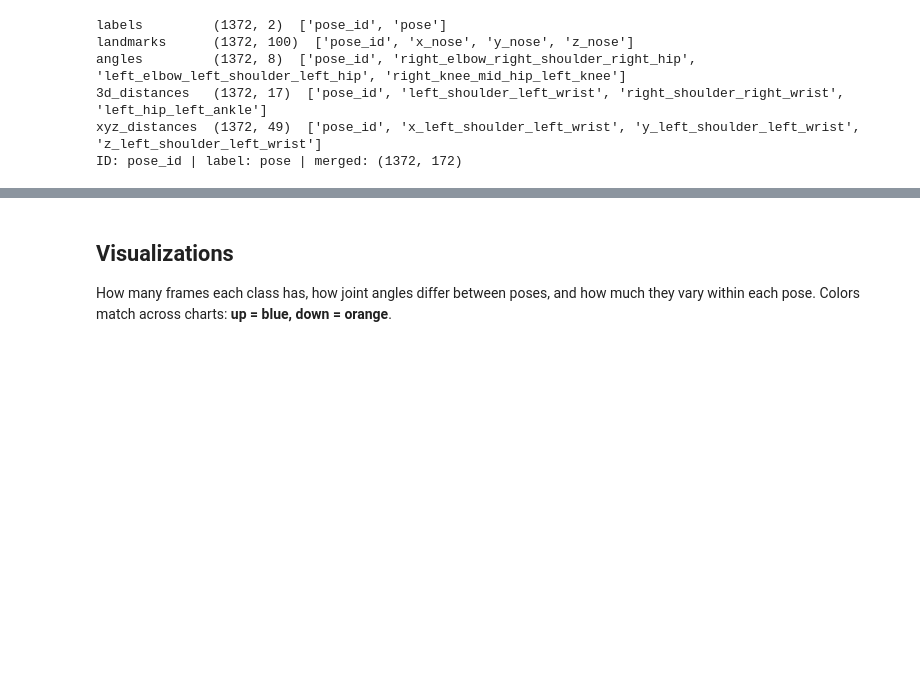
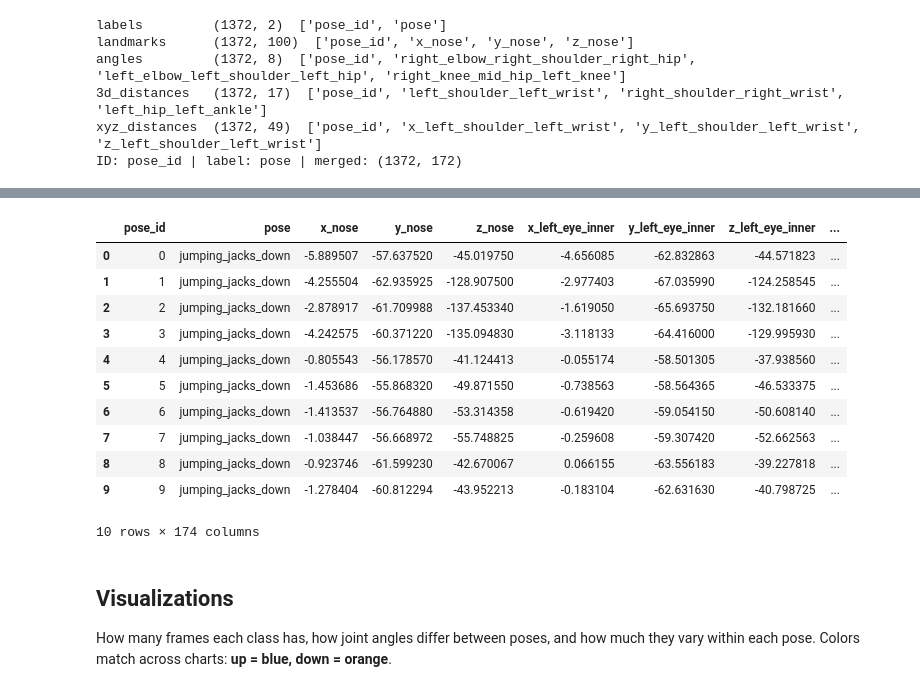
Before and after one commit to Ekimxii/fitness_pose_tracker, a Jupyter notebook: form_analysis.ipynb, the cells around one changed output, grey strips where cells are left out. Drawn from its saved outputs; the diff is of its cells as text; code cells hidden in the pictures; blank space fills up the shorter version.

```diff
--- a/form_analysis.ipynb
+++ b/form_analysis.ipynb
@@ -45,3 +65,18 @@ NameError: name 'data' is not defined
+# %%
+data.head(10)
+# %% [output]
+|  | pose_id | pose | x_nose | y_nose | z_nose | x_left_eye_inner | y_left_eye_inner | z_left_eye_inner | ... |
+| 0 | 0 | jumping_jacks_down | -5.889507 | -57.637520 | -45.019750 | -4.656085 | -62.832863 | -44.571823 | ... |
+| 1 | 1 | jumping_jacks_down | -4.255504 | -62.935925 | -128.907500 | -2.977403 | -67.035990 | -124.258545 | ... |
+| 2 | 2 | jumping_jacks_down | -2.878917 | -61.709988 | -137.453340 | -1.619050 | -65.693750 | -132.181660 | ... |
+| 3 | 3 | jumping_jacks_down | -4.242575 | -60.371220 | -135.094830 | -3.118133 | -64.416000 | -129.995930 | ... |
+| 4 | 4 | jumping_jacks_down | -0.805543 | -56.178570 | -41.124413 | -0.055174 | -58.501305 | -37.938560 | ... |
+| 5 | 5 | jumping_jacks_down | -1.453686 | -55.868320 | -49.871550 | -0.738563 | -58.564365 | -46.533375 | ... |
+| 6 | 6 | jumping_jacks_down | -1.413537 | -56.764880 | -53.314358 | -0.619420 | -59.054150 | -50.608140 | ... |
+| 7 | 7 | jumping_jacks_down | -1.038447 | -56.668972 | -55.748825 | -0.259608 | -59.307420 | -52.662563 | ... |
+| 8 | 8 | jumping_jacks_down | -0.923746 | -61.599230 | -42.670067 | 0.066155 | -63.556183 | -39.227818 | ... |
+| 9 | 9 | jumping_jacks_down | -1.278404 | -60.812294 | -43.952213 | -0.183104 | -62.631630 | -40.798725 | ... |
+10 rows × 174 columns
 # %% [markdown]
 ## Visualizations
 
```
Also changed, not shown: parts of 5 cells of this notebook.
